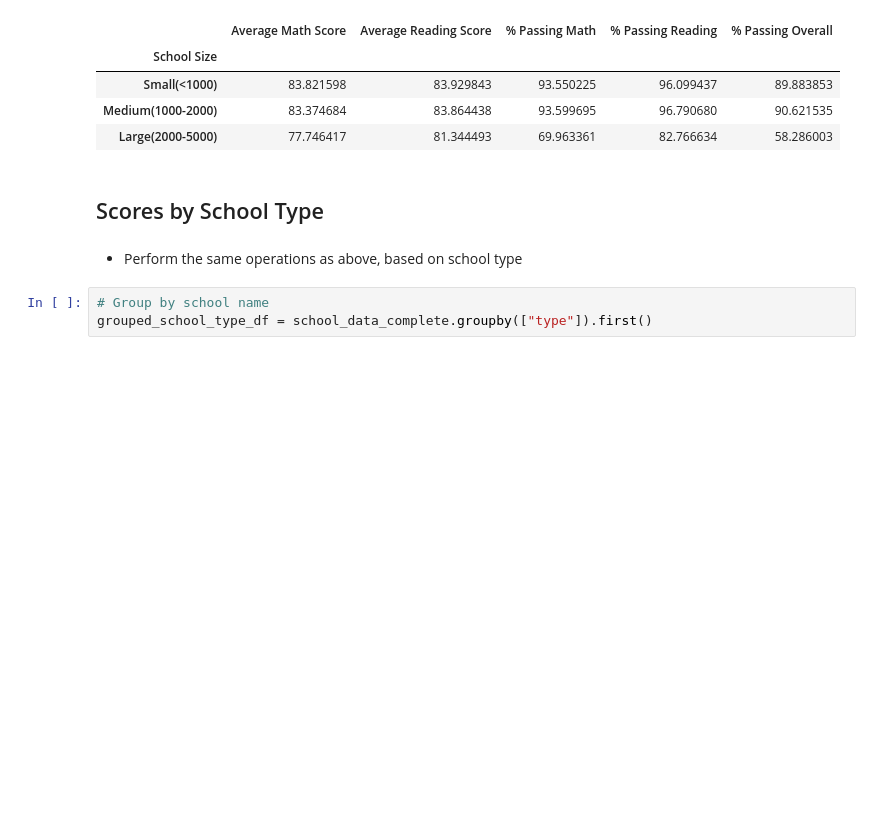
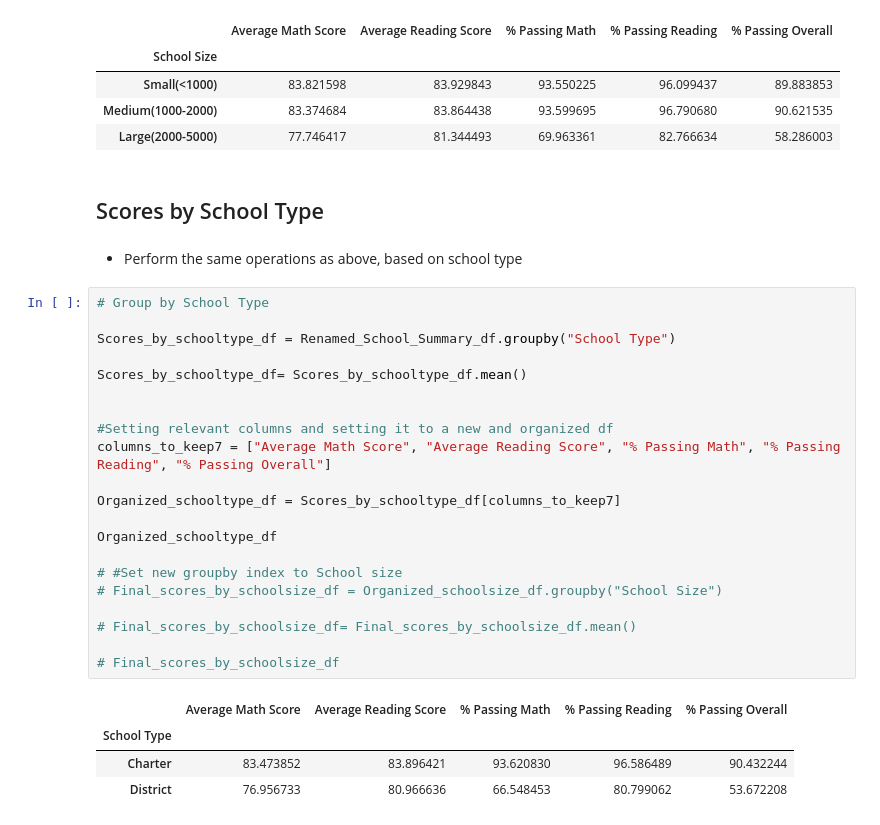
Before and after one commit to eenabow/pandas-challenge, a Jupyter notebook: PyCitySchools_starter.ipynb, the cells around one changed output. Cells and saved outputs as stored; diff of their text form; blank space fills up the shorter version.

Commit message:
Final code for Scores by school type

```diff
--- a/PyCitySchools_starter.ipynb
+++ b/PyCitySchools_starter.ipynb
@@ -468,6 +468,29 @@ Final_scores_by_schoolsize_df
 ## Scores by School Type
 # %% [markdown]
 * Perform the same operations as above, based on school type
-# %%
-# Group by school name
-grouped_school_type_df = school_data_complete.groupby(["type"]).first()
+# %%
+# Group by School Type
+
+Scores_by_schooltype_df = Renamed_School_Summary_df.groupby("School Type")
+
+Scores_by_schooltype_df= Scores_by_schooltype_df.mean()
+
+
+#Setting relevant columns and setting it to a new and organized df
+columns_to_keep7 = ["Average Math Score", "Average Reading Score", "% Passing Math", "% Passing Reading", "% Passing Overall"]
+
+Organized_schooltype_df = Scores_by_schooltype_df[columns_to_keep7]
+
+Organized_schooltype_df
+
+# #Set new groupby index to School size
+# Final_scores_by_schoolsize_df = Organized_schoolsize_df.groupby("School Size")
+
+# Final_scores_by_schoolsize_df= Final_scores_by_schoolsize_df.mean()
+
+# Final_scores_by_schoolsize_df
+# %% [output]
+|  | Average Math Score | Average Reading Score | % Passing Math | % Passing Reading | % Passing Overall |
+| School Type |  |  |  |  |  |
+| Charter | 83.473852 | 83.896421 | 93.620830 | 96.586489 | 90.432244 |
+| District | 76.956733 | 80.966636 | 66.548453 | 80.799062 | 53.672208 |
```
Also changed, not shown: parts of 1 cell of this notebook.
